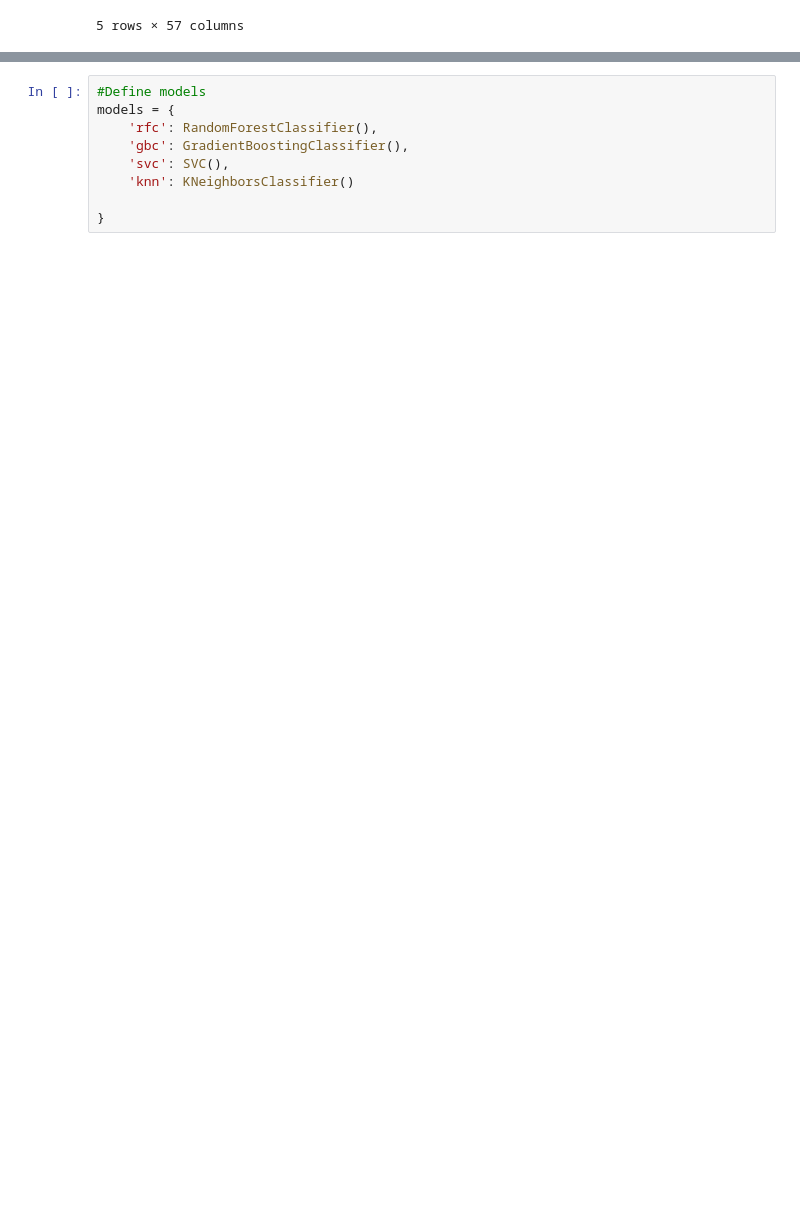
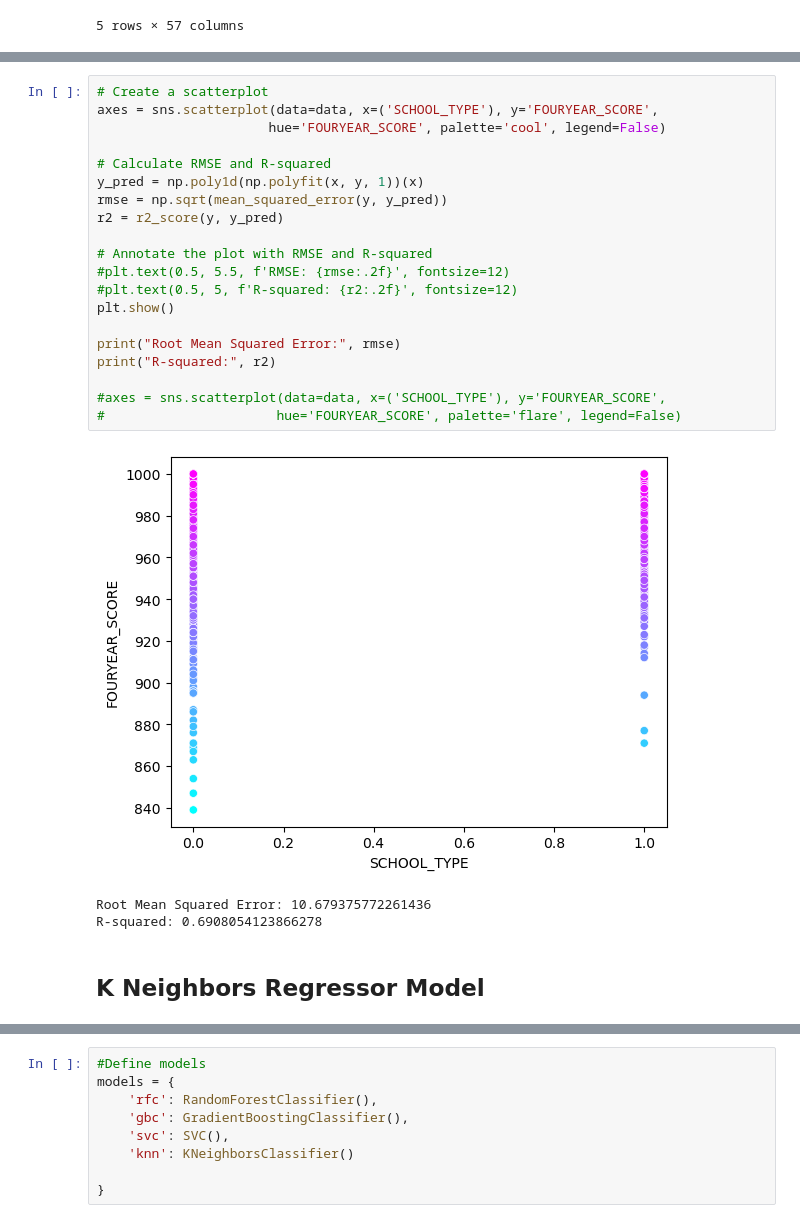
Before and after one commit to msmixj/Data-Analytics-Capstone, a Jupyter notebook: Data_Capstone_Project_MLA.ipynb, the cells around one changed output, grey strips where cells are left out. Drawn from its saved outputs; the diff is of its cells as text; blank space fills up the shorter version.

```diff
--- a/Data_Capstone_Project_MLA.ipynb
+++ b/Data_Capstone_Project_MLA.ipynb
@@ -141,0 +243,26 @@ MSE test: 38.373105858449506
+# %%
+# Create a scatterplot
+axes = sns.scatterplot(data=data, x=('SCHOOL_TYPE'), y='FOURYEAR_SCORE',
+                      hue='FOURYEAR_SCORE', palette='cool', legend=False)
+
+# Calculate RMSE and R-squared
+y_pred = np.poly1d(np.polyfit(x, y, 1))(x)
+rmse = np.sqrt(mean_squared_error(y, y_pred))
+r2 = r2_score(y, y_pred)
+
+# Annotate the plot with RMSE and R-squared
+#plt.text(0.5, 5.5, f'RMSE: {rmse:.2f}', fontsize=12)
+#plt.text(0.5, 5, f'R-squared: {r2:.2f}', fontsize=12)
+plt.show()
+
+print("Root Mean Squared Error:", rmse)
+print("R-squared:", r2)
+
+#axes = sns.scatterplot(data=data, x=('SCHOOL_TYPE'), y='FOURYEAR_SCORE',
+#                      hue='FOURYEAR_SCORE', palette='flare', legend=False)
+# %% [output]
+[figure, added]
+Root Mean Squared Error: 10.679375772261436
+R-squared: 0.6908054123866278
+# %% [markdown]
+## K Neighbors Regressor Model
```
Also changed, not shown: parts of 32 cells of this notebook, 1 other file.
